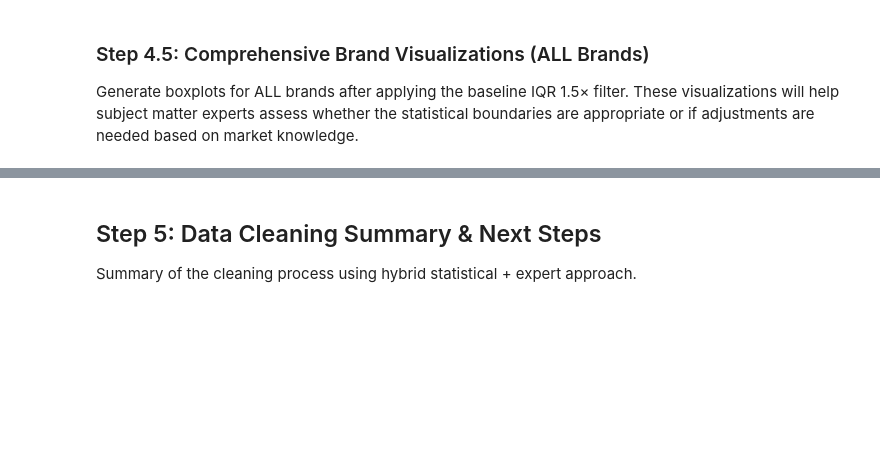
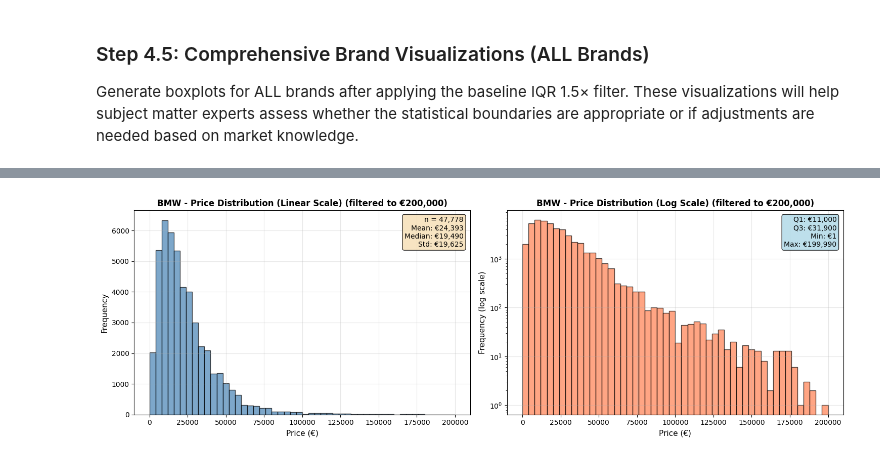
Before and after one commit to brunothefirst/car_price_prediction, a Jupyter notebook: notebooks/02_data_cleaning.ipynb, the cells around one changed output, grey strips where cells are left out. Drawn from its saved outputs; the diff is of its cells as text; code cells hidden in the pictures; blank space fills up the shorter version.

Commit message:
review data cleaning and data porcessing.py remove examples

```diff
--- a/notebooks/02_data_cleaning.ipynb
+++ b/notebooks/02_data_cleaning.ipynb
@@ -1720,4 +1303,0 @@ Citroen outlier removal:
-# %% [markdown]
-## Step 5: Data Cleaning Summary & Next Steps
-
-Summary of the cleaning process using hybrid statistical + expert approach.
@@ -2016,0 +1355,5 @@ print(df_clean.head().to_pandas().to_string(index=False))
+# %%
+# visualize how the outlier detection method worked for BMW
+plot_price_distribution(df_outliers, 'BMW', max_price = 200000)
+# %% [output]
+[figure, added]
```
Also changed, not shown: parts of 10 cells of this notebook, 1 other file.
